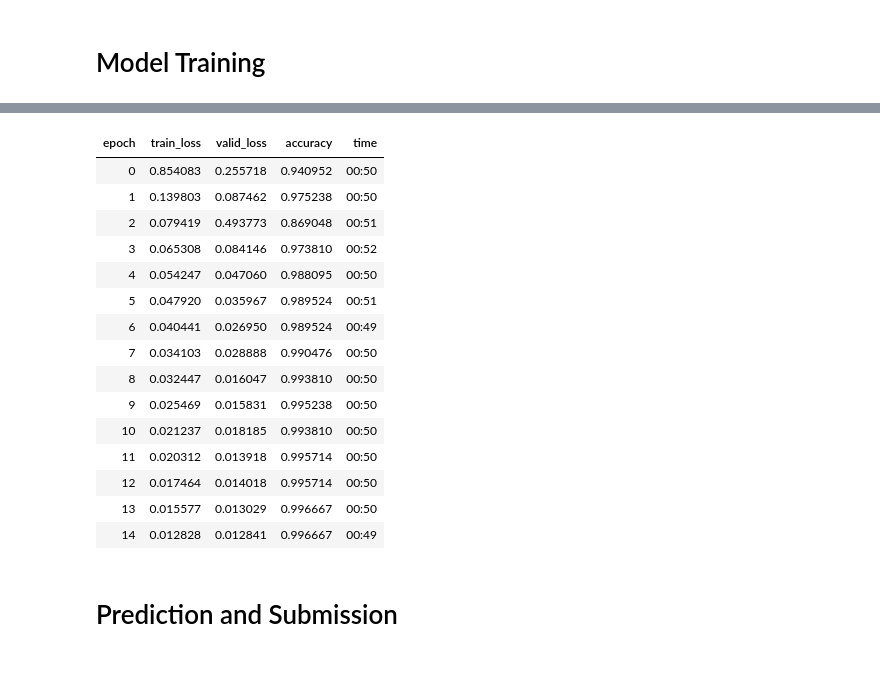
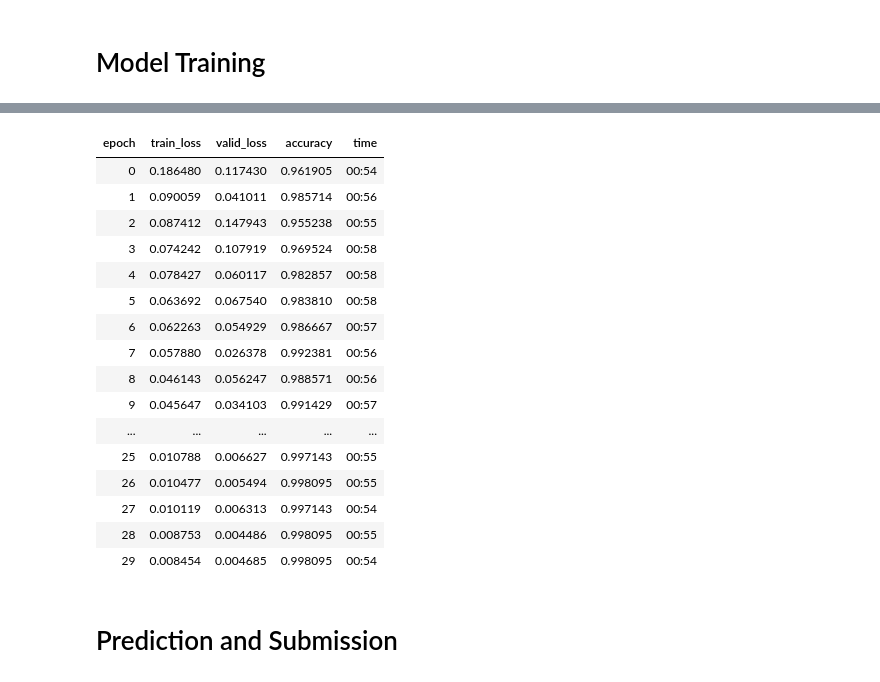
Before and after one commit to drsehid/mnist-pytorch, a Jupyter notebook: mnist-classification-pytorch.ipynb, the cells around one changed output, grey strips where cells are left out. Drawn from its saved outputs; the diff is of its cells as text; code cells hidden in the pictures.

```diff
--- a/mnist-classification-pytorch.ipynb
+++ b/mnist-classification-pytorch.ipynb
@@ -56,7 +58,7 @@ val_path = Path('./data/val')
 all_images = [(labels_tr[i], images_arr_tr[i]) for i in range(len(labels_tr))]
 # %%
 random_data = random.shuffle(all_images)
-train_size = 0.95 * len(all_images)
+train_size = 0.975 * len(all_images)
 # %%
 # Train and Validation set
 for i, (label, image_arr) in enumerate(all_images):
@@ -249,22 +251,23 @@ SuggestedLRs(valley=0.0012022644514217973)
 # %%
-learn.fit_one_cycle(n_epoch=15, lr_max=0.001, wd=1e-4)
+learn.fit_one_cycle(n_epoch=30, lr_max=0.01, wd=1e-4)
 # %% [output]
 | epoch | train_loss | valid_loss | accuracy | time |
-| 0 | 0.854083 | 0.255718 | 0.940952 | 00:50 |
-| 1 | 0.139803 | 0.087462 | 0.975238 | 00:50 |
-| 2 | 0.079419 | 0.493773 | 0.869048 | 00:51 |
-| 3 | 0.065308 | 0.084146 | 0.973810 | 00:52 |
-| 4 | 0.054247 | 0.047060 | 0.988095 | 00:50 |
-| 5 | 0.047920 | 0.035967 | 0.989524 | 00:51 |
-| 6 | 0.040441 | 0.026950 | 0.989524 | 00:49 |
-| 7 | 0.034103 | 0.028888 | 0.990476 | 00:50 |
-| 8 | 0.032447 | 0.016047 | 0.993810 | 00:50 |
-| 9 | 0.025469 | 0.015831 | 0.995238 | 00:50 |
-| 10 | 0.021237 | 0.018185 | 0.993810 | 00:50 |
-| 11 | 0.020312 | 0.013918 | 0.995714 | 00:50 |
-| 12 | 0.017464 | 0.014018 | 0.995714 | 00:50 |
-| 13 | 0.015577 | 0.013029 | 0.996667 | 00:50 |
-| 14 | 0.012828 | 0.012841 | 0.996667 | 00:49 |
+| 0 | 0.186480 | 0.117430 | 0.961905 | 00:54 |
+| 1 | 0.090059 | 0.041011 | 0.985714 | 00:56 |
+| 2 | 0.087412 | 0.147943 | 0.955238 | 00:55 |
+| 3 | 0.074242 | 0.107919 | 0.969524 | 00:58 |
+| 4 | 0.078427 | 0.060117 | 0.982857 | 00:58 |
+| 5 | 0.063692 | 0.067540 | 0.983810 | 00:58 |
+| 6 | 0.062263 | 0.054929 | 0.986667 | 00:57 |
+| 7 | 0.057880 | 0.026378 | 0.992381 | 00:56 |
+| 8 | 0.046143 | 0.056247 | 0.988571 | 00:56 |
+| 9 | 0.045647 | 0.034103 | 0.991429 | 00:57 |
+| ... | ... | ... | ... | ... |
+| 25 | 0.010788 | 0.006627 | 0.997143 | 00:55 |
+| 26 | 0.010477 | 0.005494 | 0.998095 | 00:55 |
+| 27 | 0.010119 | 0.006313 | 0.997143 | 00:54 |
+| 28 | 0.008753 | 0.004486 | 0.998095 | 00:55 |
+| 29 | 0.008454 | 0.004685 | 0.998095 | 00:54 |
 # %% [markdown]
 # Prediction and Submission
 # %%
```
Also changed, not shown: parts of 3 cells of this notebook.
